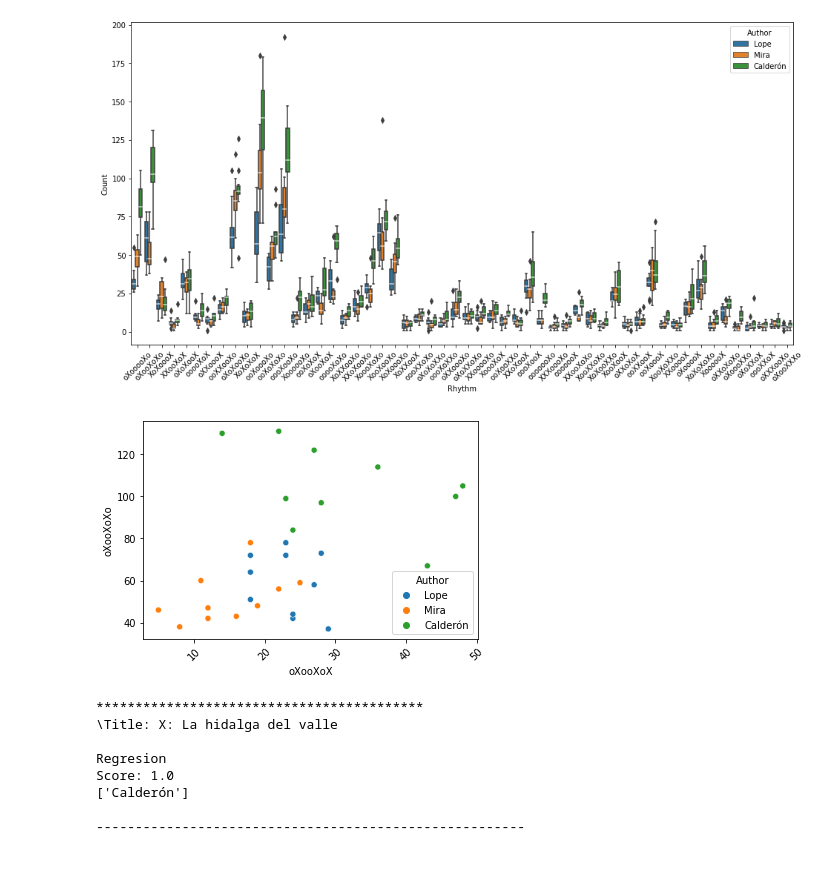
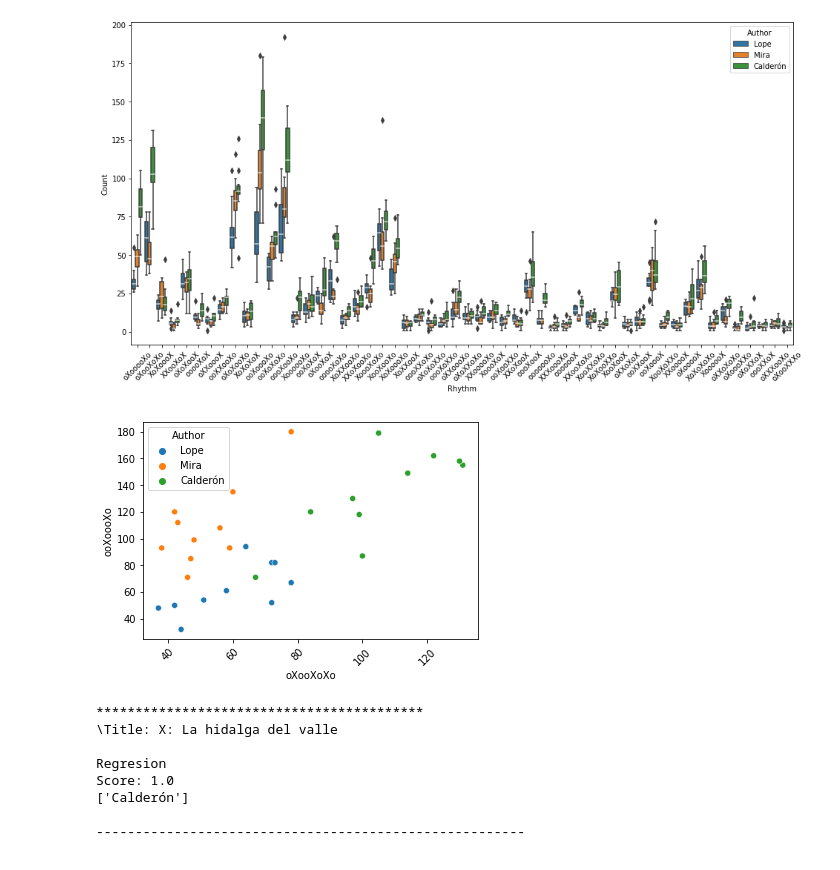
Before and after one commit to DrKroll/Computational-stylometry, a Jupyter notebook: metre/notebook.ipynb, the cells around one changed output. Cells and saved outputs as stored; diff of their text form; code cells hidden in the pictures.

```diff
--- a/metre/notebook.ipynb
+++ b/metre/notebook.ipynb
@@ -468,9 +484,9 @@ plot = sns.boxplot(x='Rhythm', y='Count', hue='Author', data=dfcandidatescount,
 dflong = longformat(dfcount, 'Rhythm', 'Count')
 dfcandidateslong = longformat(dfcandidatescount, 'Rhythm', 'Count')
 # %%
-# Scatterplot (puntos)
+# Scatterplot (dots) --+---+-
 plt.xticks(rotation=45)
-plot = sns.scatterplot(data=dfcandidateslong, x='oXooXoX', y='oXooXoXo', hue="Author")
+plot = sns.scatterplot(data=dfcandidateslong, x='oXooXoXo', y='ooXoooXo', hue="Author") #    ooXoooXo oooXooXo oXooXoX oooXooXo oXooXoXo
 # %% [output]
-[figure, old version]
+[figure, new version]
 # %%
```
Also changed, not shown: parts of 47 cells of this notebook, 3 other files.
